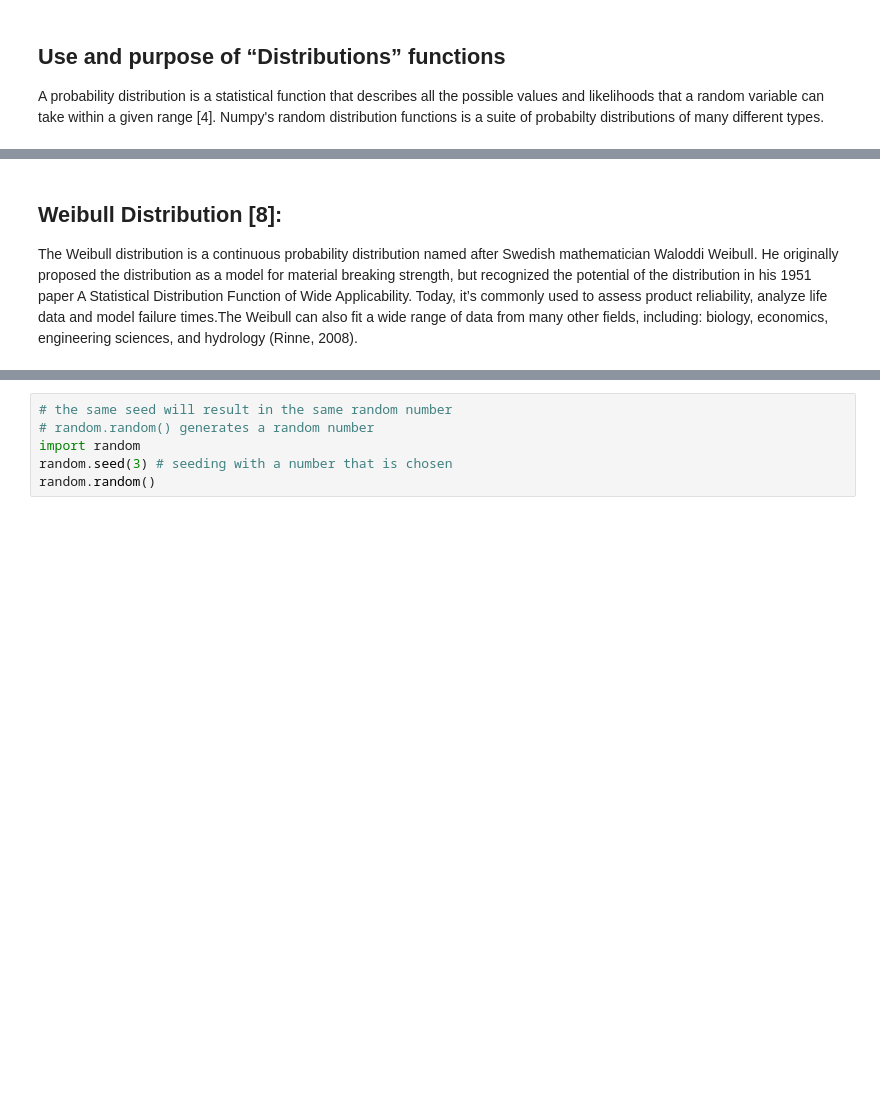
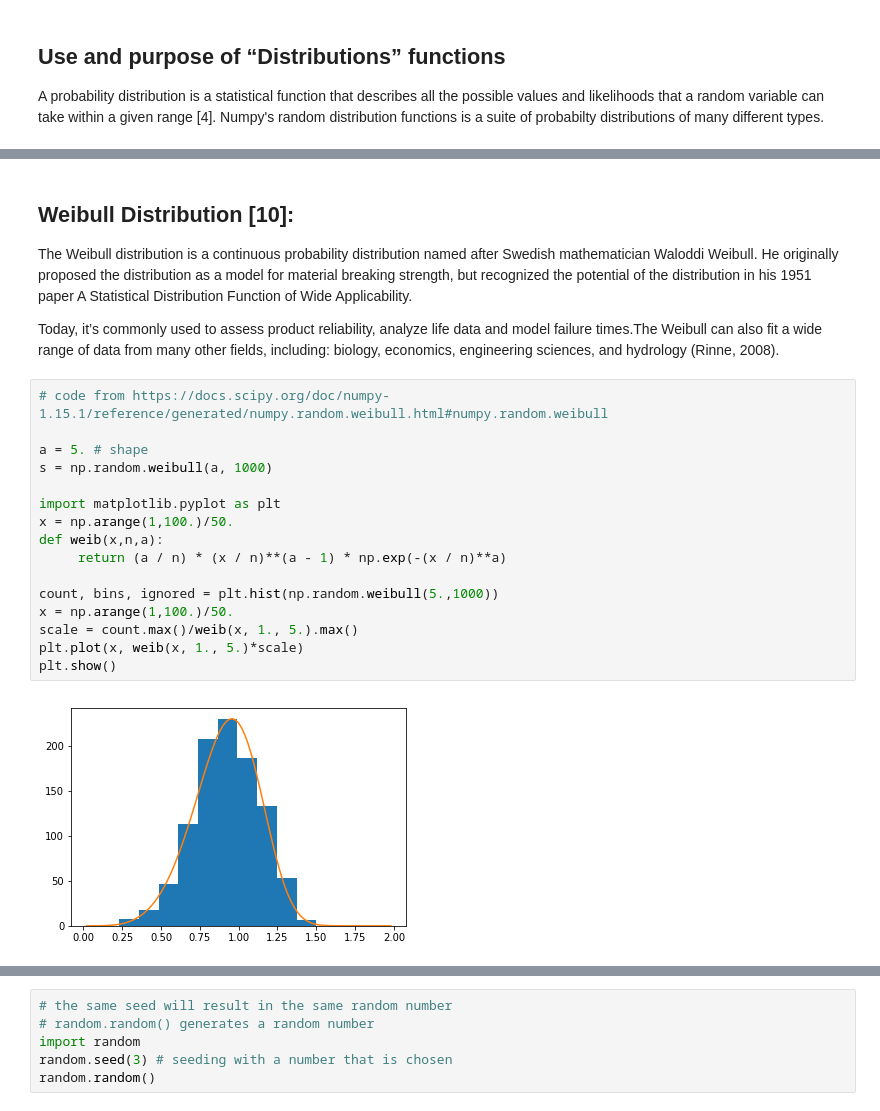
Before and after one commit to mikequaid/Programming, a Jupyter notebook: Practical Assignment - Programming.ipynb, the cells around one changed output, grey strips where cells are left out. Drawn from its saved outputs; the diff is of its cells as text; blank space fills up the shorter version.

```diff
--- a/Practical Assignment - Programming.ipynb
+++ b/Practical Assignment - Programming.ipynb
@@ -190,8 +193,27 @@ plt.show()
 # %% [markdown]
-## Weibull Distribution [8]:
+## Weibull Distribution [10]:
 
 The Weibull distribution is a continuous probability distribution named after Swedish mathematician Waloddi Weibull.
 He originally proposed the distribution as a model for material breaking strength,
 but recognized the potential of the distribution in his 1951 paper A Statistical Distribution Function of Wide Applicability.
+
 Today, it’s commonly used to assess product reliability, analyze life data and model failure times.The Weibull can also fit a wide range of data from many other fields, including: biology, economics, engineering sciences, and hydrology (Rinne, 2008).
+# %%
+# code from https://docs.scipy.org/doc/numpy-1.15.1/reference/generated/numpy.random.weibull.html#numpy.random.weibull
+
+a = 5. # shape
+s = np.random.weibull(a, 1000)
+
+import matplotlib.pyplot as plt
+x = np.arange(1,100.)/50.
+def weib(x,n,a):
+     return (a / n) * (x / n)**(a - 1) * np.exp(-(x / n)**a)
+
+count, bins, ignored = plt.hist(np.random.weibull(5.,1000))
+x = np.arange(1,100.)/50.
+scale = count.max()/weib(x, 1., 5.).max()
+plt.plot(x, weib(x, 1., 5.)*scale)
+plt.show()
+# %% [output]
+[figure, added]
 # %% [markdown]
```
Also changed, not shown: parts of 20 cells of this notebook.
